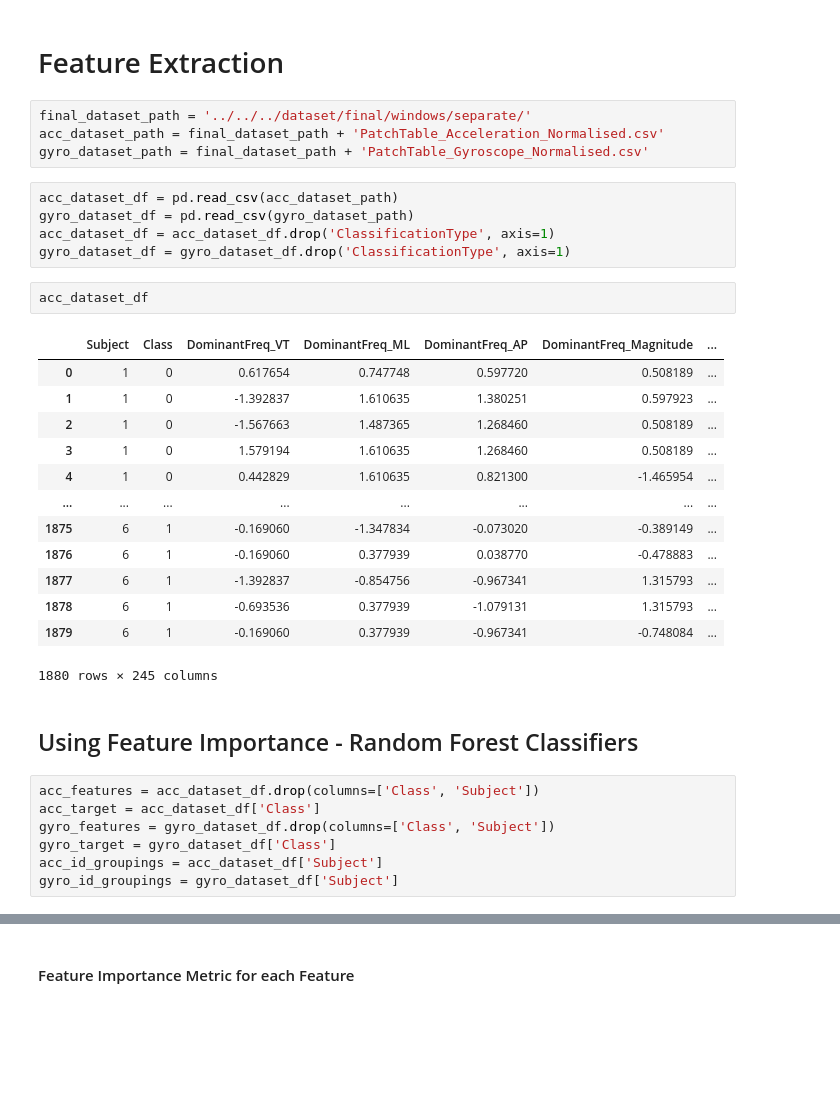
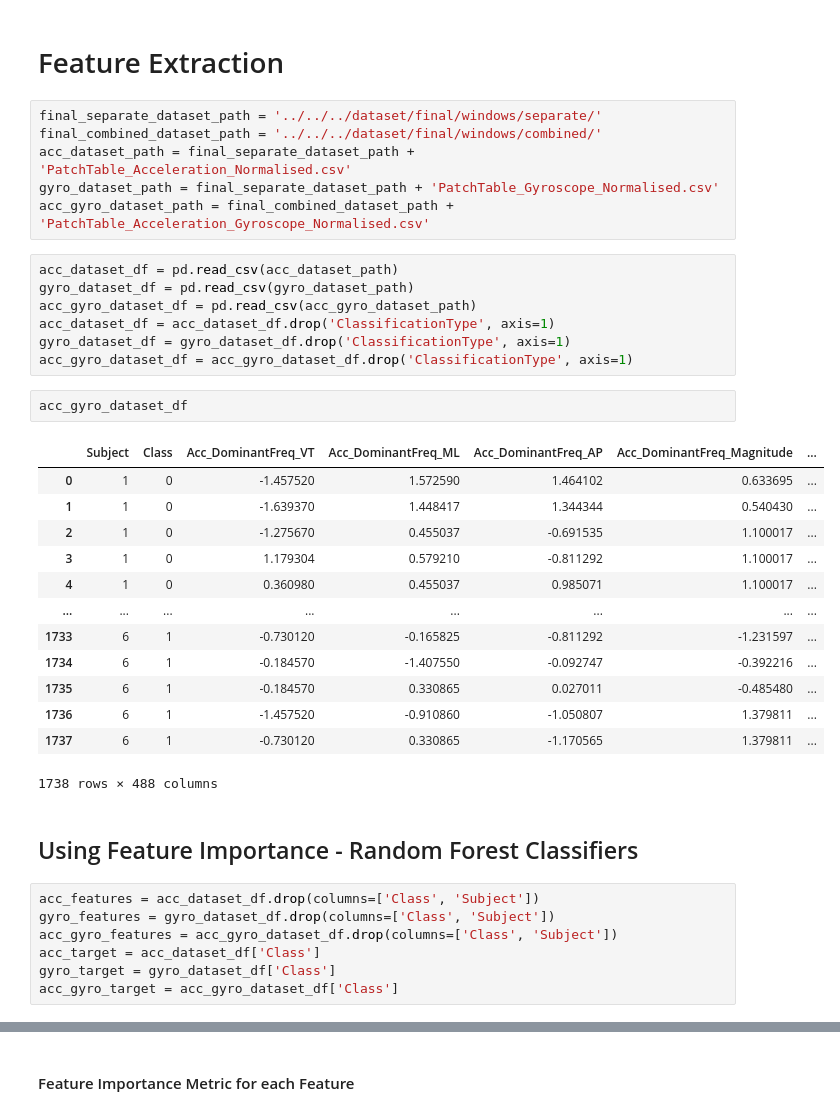
Before and after one commit to Lukas-Jurcaga/tremor-detection-research, a Jupyter notebook: python_scripts/windows/separate/2_feature_selection.ipynb, the cells around one changed output, grey strips where cells are left out. Drawn from its saved outputs; the diff is of its cells as text; blank space fills up the shorter version.

Commit message:
Added preprocessing, filtering and classification results of the combined dataset for both gyro and acc

```diff
--- a/python_scripts/windows/separate/2_feature_selection.ipynb
+++ b/python_scripts/windows/separate/2_feature_selection.ipynb
@@ -8,36 +8,40 @@ from sklearn.linear_model import LogisticRegression
 # %% [markdown]
 # Feature Extraction
 # %%
-final_dataset_path = '../../../dataset/final/windows/separate/'
-acc_dataset_path = final_dataset_path + 'PatchTable_Acceleration_Normalised.csv'
-gyro_dataset_path = final_dataset_path + 'PatchTable_Gyroscope_Normalised.csv'
+final_separate_dataset_path = '../../../dataset/final/windows/separate/'
+final_combined_dataset_path = '../../../dataset/final/windows/combined/'
+acc_dataset_path = final_separate_dataset_path + 'PatchTable_Acceleration_Normalised.csv'
+gyro_dataset_path = final_separate_dataset_path + 'PatchTable_Gyroscope_Normalised.csv'
+acc_gyro_dataset_path = final_combined_dataset_path + 'PatchTable_Acceleration_Gyroscope_Normalised.csv'
 # %%
 acc_dataset_df = pd.read_csv(acc_dataset_path)
 gyro_dataset_df = pd.read_csv(gyro_dataset_path)
+acc_gyro_dataset_df = pd.read_csv(acc_gyro_dataset_path)
 acc_dataset_df = acc_dataset_df.drop('ClassificationType', axis=1)
 gyro_dataset_df = gyro_dataset_df.drop('ClassificationType', axis=1)
+acc_gyro_dataset_df = acc_gyro_dataset_df.drop('ClassificationType', axis=1)
 # %%
-acc_dataset_df
+acc_gyro_dataset_df
 # %% [output]
-|  | Subject | Class | DominantFreq_VT | DominantFreq_ML | DominantFreq_AP | DominantFreq_Magnitude | ... |
-| 0 | 1 | 0 | 0.617654 | 0.747748 | 0.597720 | 0.508189 | ... |
-| 1 | 1 | 0 | -1.392837 | 1.610635 | 1.380251 | 0.597923 | ... |
-| 2 | 1 | 0 | -1.567663 | 1.487365 | 1.268460 | 0.508189 | ... |
-| 3 | 1 | 0 | 1.579194 | 1.610635 | 1.268460 | 0.508189 | ... |
-| 4 | 1 | 0 | 0.442829 | 1.610635 | 0.821300 | -1.465954 | ... |
+|  | Subject | Class | Acc_DominantFreq_VT | Acc_DominantFreq_ML | Acc_DominantFreq_AP | Acc_DominantFreq_Magnitude | ... |
+| 0 | 1 | 0 | -1.457520 | 1.572590 | 1.464102 | 0.633695 | ... |
+| 1 | 1 | 0 | -1.639370 | 1.448417 | 1.344344 | 0.540430 | ... |
+| 2 | 1 | 0 | -1.275670 | 0.455037 | -0.691535 | 1.100017 | ... |
+| 3 | 1 | 0 | 1.179304 | 0.579210 | -0.811292 | 1.100017 | ... |
+| 4 | 1 | 0 | 0.360980 | 0.455037 | 0.985071 | 1.100017 | ... |
 | ... | ... | ... | ... | ... | ... | ... | ... |
-| 1875 | 6 | 1 | -0.169060 | -1.347834 | -0.073020 | -0.389149 | ... |
-| 1876 | 6 | 1 | -0.169060 | 0.377939 | 0.038770 | -0.478883 | ... |
-| 1877 | 6 | 1 | -1.392837 | -0.854756 | -0.967341 | 1.315793 | ... |
-| 1878 | 6 | 1 | -0.693536 | 0.377939 | -1.079131 | 1.315793 | ... |
-| 1879 | 6 | 1 | -0.169060 | 0.377939 | -0.967341 | -0.748084 | ... |
+| 1733 | 6 | 1 | -0.730120 | -0.165825 | -0.811292 | -1.231597 | ... |
+| 1734 | 6 | 1 | -0.184570 | -1.407550 | -0.092747 | -0.392216 | ... |
+| 1735 | 6 | 1 | -0.184570 | 0.330865 | 0.027011 | -0.485480 | ... |
+| 1736 | 6 | 1 | -1.457520 | -0.910860 | -1.050807 | 1.379811 | ... |
+| 1737 | 6 | 1 | -0.730120 | 0.330865 | -1.170565 | 1.379811 | ... |
-1880 rows × 245 columns
+1738 rows × 488 columns
 # %% [markdown]
 ## Using Feature Importance - Random Forest Classifiers
 # %%
 acc_features = acc_dataset_df.drop(columns=['Class', 'Subject'])
+gyro_features = gyro_dataset_df.drop(columns=['Class', 'Subject'])
+acc_gyro_features = acc_gyro_dataset_df.drop(columns=['Class', 'Subject'])
 acc_target = acc_dataset_df['Class']
-gyro_features = gyro_dataset_df.drop(columns=['Class', 'Subject'])
 gyro_target = gyro_dataset_df['Class']
-acc_id_groupings = acc_dataset_df['Subject']
-gyro_id_groupings = gyro_dataset_df['Subject']
+acc_gyro_target = acc_gyro_dataset_df['Class']
```
Also changed, not shown: parts of 39 cells of this notebook, 7 other files.
